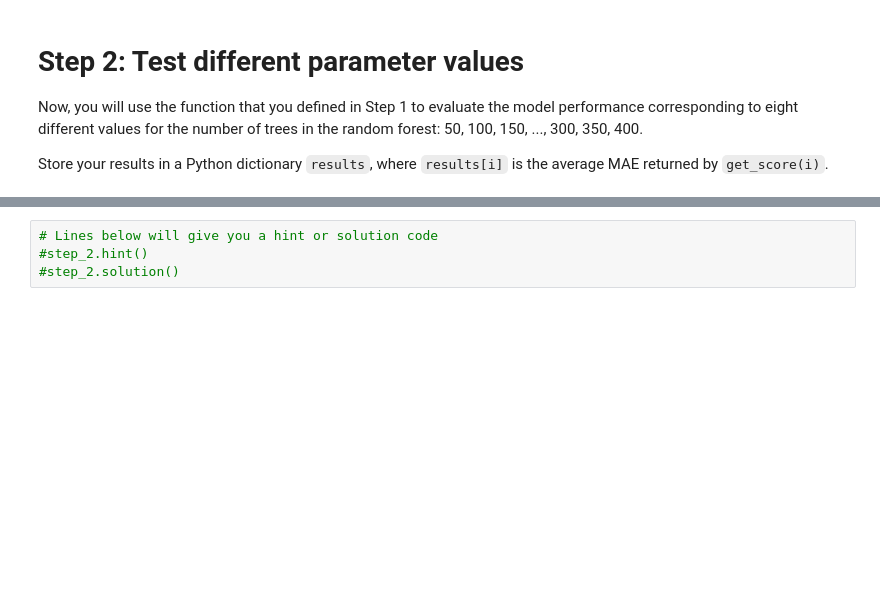
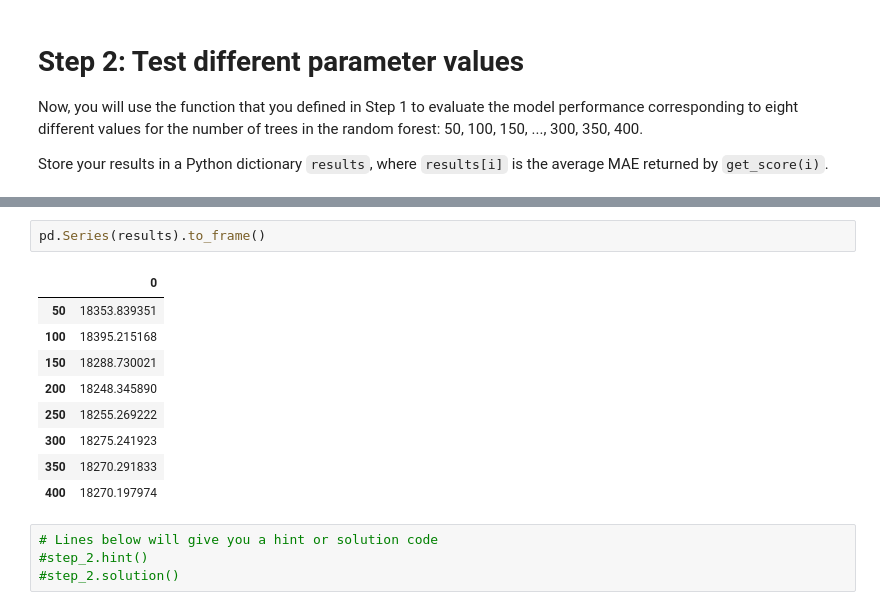
Before and after one commit to iqzmn/kaggle, a Jupyter notebook: Exercise | Cross-Validation.ipynb, the cells around one changed output, grey strips where cells are left out. Cells and saved outputs as stored; diff of their text form; blank space fills up the shorter version.

```diff
--- a/Exercise | Cross-Validation.ipynb
+++ b/Exercise | Cross-Validation.ipynb
@@ -136,5 +137,17 @@ step_2.check()
 [interactive output not drawn]
 <span style="color:#33cc33">Correct</span>
+# %%
+pd.Series(results).to_frame()
+# %% [output]
+|  | 0 |
+| 50 | 18353.839351 |
+| 100 | 18395.215168 |
+| 150 | 18288.730021 |
+| 200 | 18248.345890 |
+| 250 | 18255.269222 |
+| 300 | 18275.241923 |
+| 350 | 18270.291833 |
+| 400 | 18270.197974 |
 # %%
 # Lines below will give you a hint or solution code
 #step_2.hint()
```
Also changed, not shown: parts of 1 cell of this notebook.
